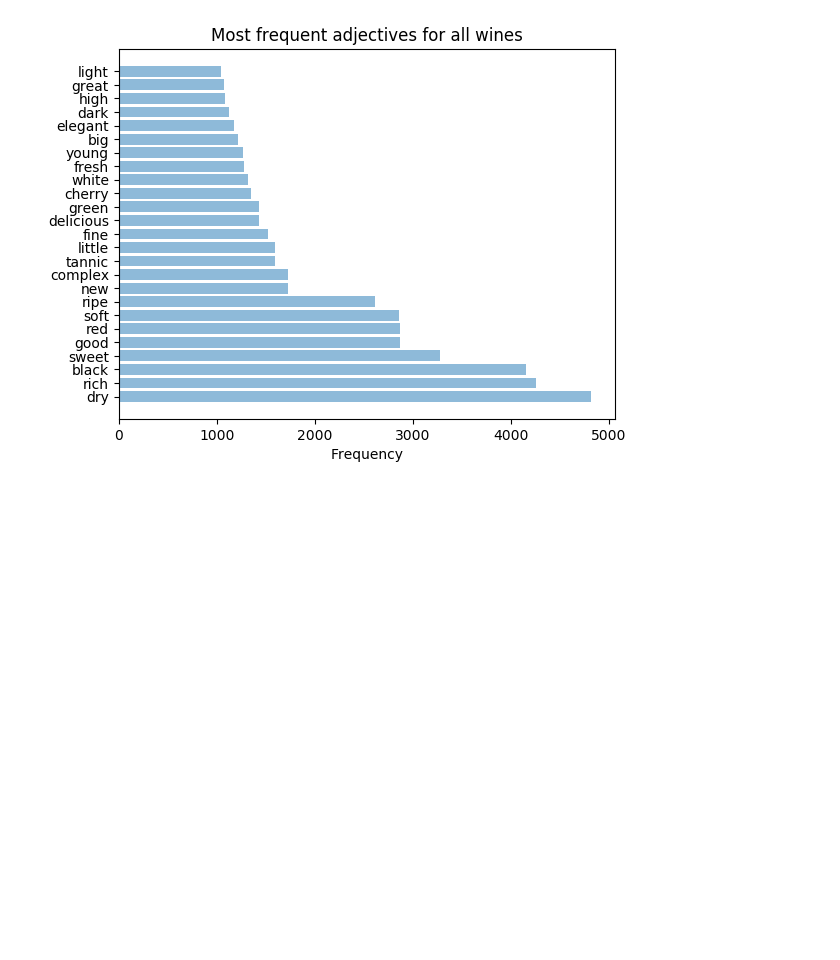
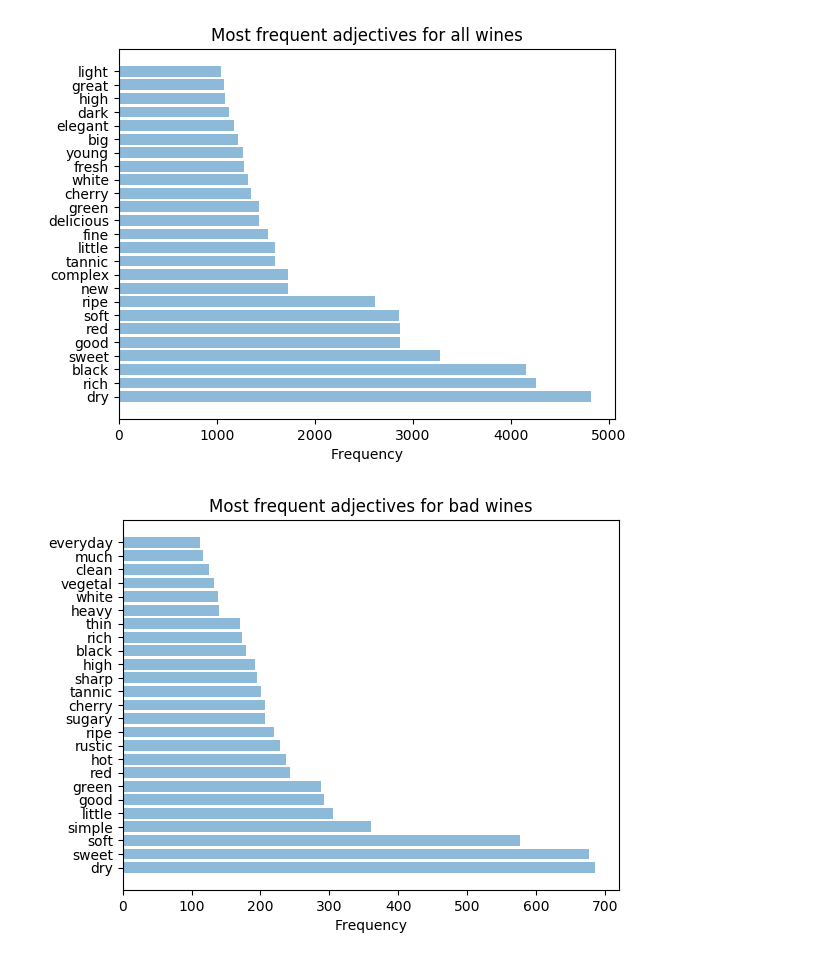
Before and after one commit to pavlafuxova/TFM, a Jupyter notebook: pos_tagger_informative_words.ipynb, the cells around one changed output. Drawn from its saved outputs; the diff is of its cells as text; code cells hidden in the pictures; blank space fills up the shorter version.

Commit message:
frequent adjectives for bad wines

```diff
--- a/pos_tagger_informative_words.ipynb
+++ b/pos_tagger_informative_words.ipynb
@@ -110,0 +113,44 @@ plt.show()
+# %%
+# we add a new column termed "quality", if points > 90 the wine is high quality, else we consider it low quality
+def rating_type(score):
+    if score > 94:
+        return 1
+    if score <= 84:
+        return 0
+    if score>84 and score<=94:
+        return 2
+
+wine['quality'] = wine.points.apply(rating_type)
+wine_bad = wine[wine.quality==0]
+wine_good = wine[wine.quality==1]
+# %%
+bad_adjective_list = []
+for description in wine_bad.description:
+    description = TextBlob(description.decode('unicode-escape'))
+    description = nltk.pos_tag(description.split())
+    for i in range(len(description)):
+        tupl=description[i]
+        if tupl[1] == 'JJ':
+            bad_adjective_list.append(tupl[0])
+# %%
+bad_adjectives = pd.DataFrame({'adjective_list': bad_adjective_list})
+df_adj_bad = bad_adjectives.adjective_list.value_counts().sort_values(ascending=False).to_frame().reset_index()
+# %%
+plt.rcdefaults()
+fig, ax = plt.subplots()
+
+adjectives = tuple(df_adj_bad['index'].tolist())[:25]
+adjectives = [TextBlob(i.decode('unicode-escape')) for i in adjectives]
+y_pos = np.arange(len(adjectives))
+performance = np.array(df_adj_bad.adjective_list)[:25]
+error = np.random.rand(len(adjectives))
+
+
+plt.barh(y_pos, performance, align='center', alpha=0.5)
+plt.yticks(y_pos, adjectives)
+plt.xlabel('Frequency')
+plt.title('Most frequent adjectives for bad wines')
+
+plt.show()
+# %% [output]
+[figure, added]
```
Also changed, not shown: parts of 1 cell of this notebook.
